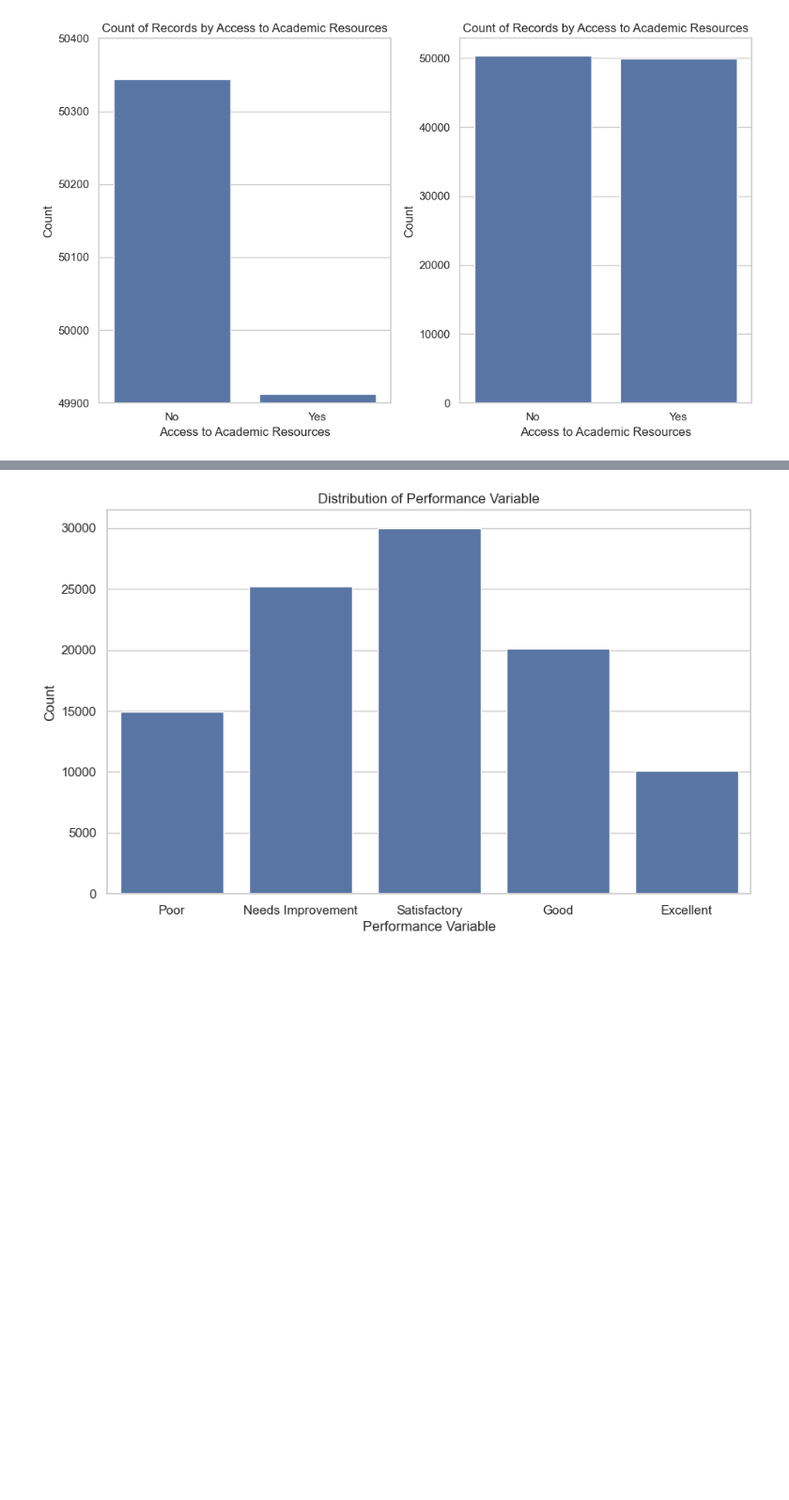
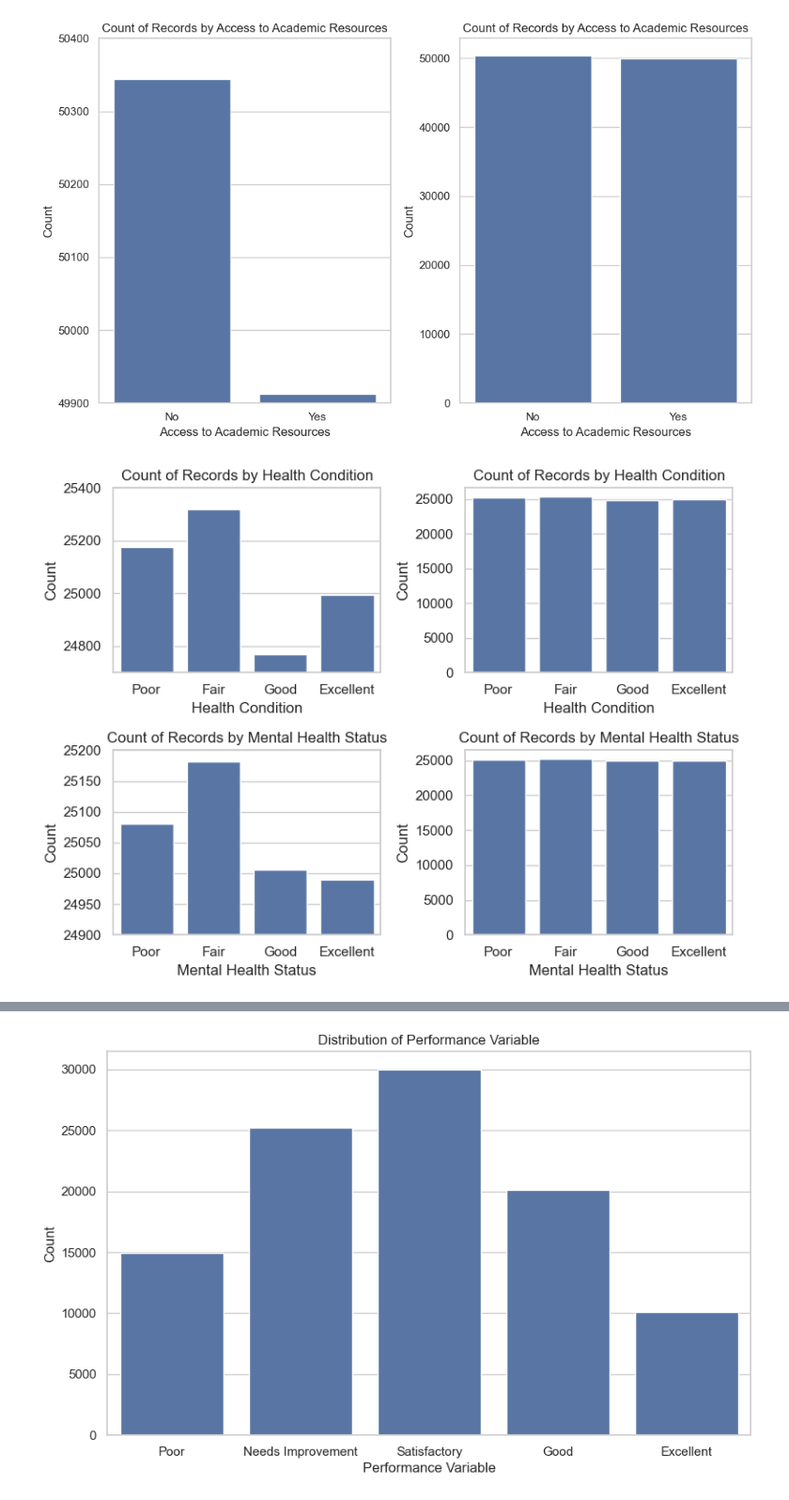
Before and after one commit to Sumsar86/DataScienceProject, a Jupyter notebook: notebooks/01-eda.ipynb, the cells around one changed output, grey strips where cells are left out. Shown at 94% size. Drawn from its saved outputs; the diff is of its cells as text; code cells hidden in the pictures; blank space fills up the shorter version.

```diff
--- a/notebooks/01-eda.ipynb
+++ b/notebooks/01-eda.ipynb
@@ -390,3 +390,39 @@ axes[1].set_ylabel('Count')
 plt.tight_layout()
 # %% [output]
 [figure]
+# %%
+fig, axes = plt.subplots(2, 2, figsize=(8, 6))
+
+name = 'Health Condition'
+
+sns.countplot(x=name, data=df, ax=axes[0][0])
+axes[0][0].set_title(f'Count of Records by {name}')
+axes[0][0].set_xlabel(name)
+axes[0][0].set_xticklabels(['Poor', 'Fair', 'Good', 'Excellent'])
+axes[0][0].set_ylabel('Count')
+axes[0][0].set_ylim(24700, 25400)
+
+sns.countplot(x=name, data=df, ax=axes[0][1])
+axes[0][1].set_title(f'Count of Records by {name}')
+axes[0][1].set_xlabel(name)
+axes[0][1].set_xticklabels(['Poor', 'Fair', 'Good', 'Excellent'])
+axes[0][1].set_ylabel('Count')
+
+name = 'Mental Health Status'
+
+sns.countplot(x=name, data=df, ax=axes[1][0])
+axes[1][0].set_title(f'Count of Records by {name}')
+axes[1][0].set_xlabel(name)
+axes[1][0].set_xticklabels(['Poor', 'Fair', 'Good', 'Excellent'])
+axes[1][0].set_ylabel('Count')
+axes[1][0].set_ylim(24900, 25200)
+
+sns.countplot(x=name, data=df, ax=axes[1][1])
+axes[1][1].set_title(f'Count of Records by {name}')
+axes[1][1].set_xlabel(name)
+axes[1][1].set_xticklabels(['Poor', 'Fair', 'Good', 'Excellent'])
+axes[1][1].set_ylabel('Count')
+
+plt.tight_layout()
+# %% [output]
+[figure, added]
```
Also changed, not shown: parts of 25 cells of this notebook.
